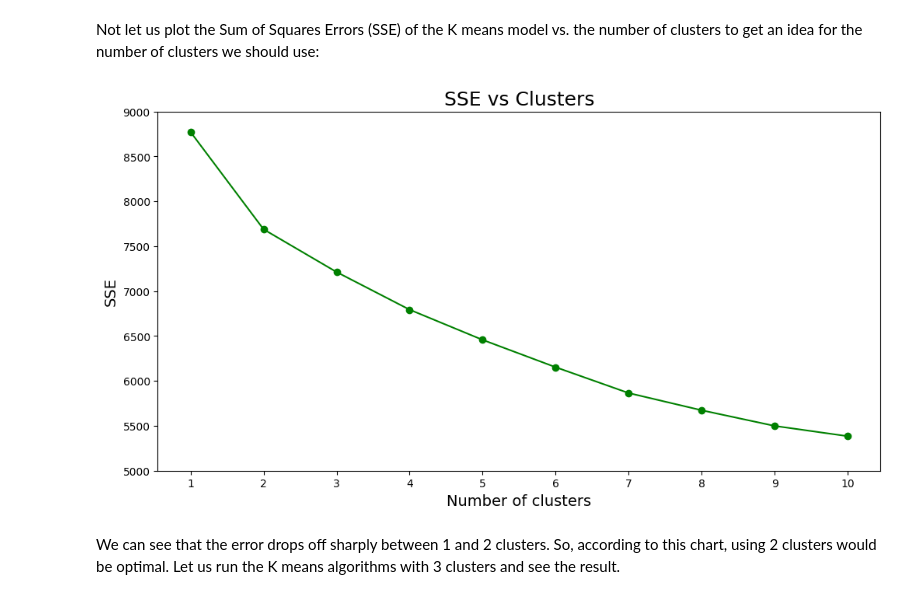
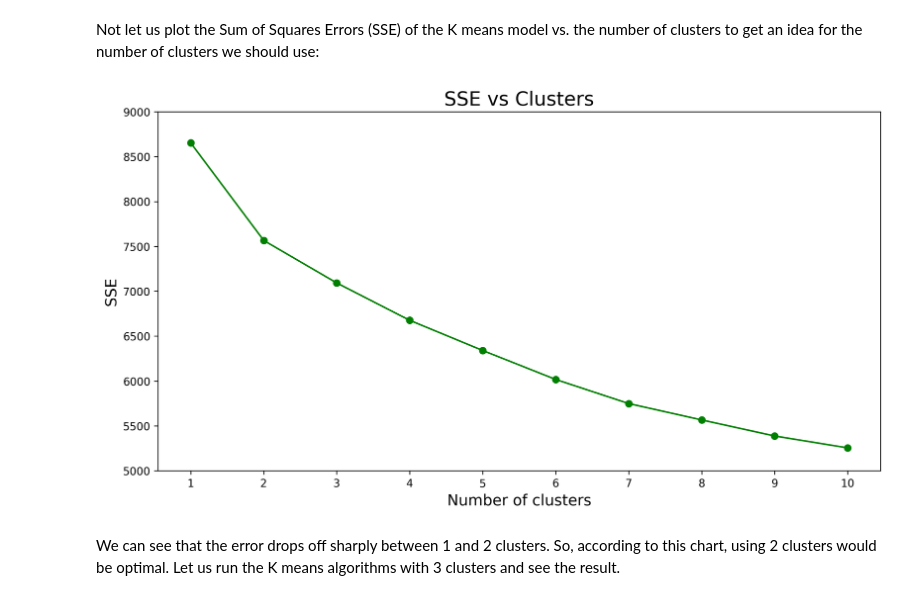
Before and after one commit to AlexBandurin/Physical-Activity, a Jupyter notebook: Physical_Activity_Cluster_Analysis.ipynb, the cells around one changed output. Drawn from its saved outputs; the diff is of its cells as text; code cells hidden in the pictures.

```diff
--- a/Physical_Activity_Cluster_Analysis.ipynb
+++ b/Physical_Activity_Cluster_Analysis.ipynb
@@ -131,0 +129,4 @@ df_cluster = df_cluster.astype('int')
+# %%
+# Create dataframe for cluster analysis
+df_cluster = df.loc[:,['Health','Age','MVPA','Diet','Exer_routine','Gym_member','Screentime','phys7',\
+                   'Tobacco','BMI','Cholesterol','Diabetes','Hypertension','Sleep','Mental','Counts_avg','Moderate_avg']]
@@ -144,0 +187,4 @@ df_cluster.head()
+# %%
+# Impute
+df_cluster.Mental.fillna(0,inplace = True)
+df_cluster.Sleep.fillna(0,inplace = True)
@@ -144,0 +232,4 @@ df_cluster.head()
+# %%
+# Impute
+df_cluster.BMI.fillna(2,inplace = True)
+df_cluster.Cholesterol.fillna(2,inplace = True)
@@ -144,0 +238,2 @@ df_cluster.head()
+# %%
+df_cluster.dropna(inplace = True)
@@ -185,20 +281,22 @@ Not let us plot the Sum of Squares Errors (SSE) of the K means model vs. the num
 # %%
 SSE = []
 for i in range(1,11):
     kmeans = KMeans(n_clusters = i, init='k-means++',random_state = 0, n_init = 30)
     kmeans.fit(df_cluster_trans)
     SSE.append(kmeans.inertia_)
 
 #frame = pd.DataFrame({'Number of clusters':range(1,10), 'SSE':SSE})
-plt.figure(figsize=(12,6))
+plt.figure(figsize=(12,6), dpi=300)
 plt.plot(range(1,11), SSE, marker='o', color = 'g')
 plt.title("SSE vs Clusters", fontsize = 18)
 plt.xlabel('Number of clusters', fontsize = 14)
 plt.ylabel('SSE', fontsize = 14)
 plt.xticks(range(1,11));
 plt.yticks(np.arange(5000,9001,500));
+
+#SSE: Sum Squared Error
 # %% [output]
-[figure, old version]
+[figure, new version]
 # %% [markdown]
 We can see that the error drops off sharply between 1 and 2 clusters. So, according to this chart, using 2 clusters would be optimal. Let us run the K means algorithms with 3 clusters and see the result.
 # %% [markdown]
```
Also changed, not shown: parts of 48 cells of this notebook.
